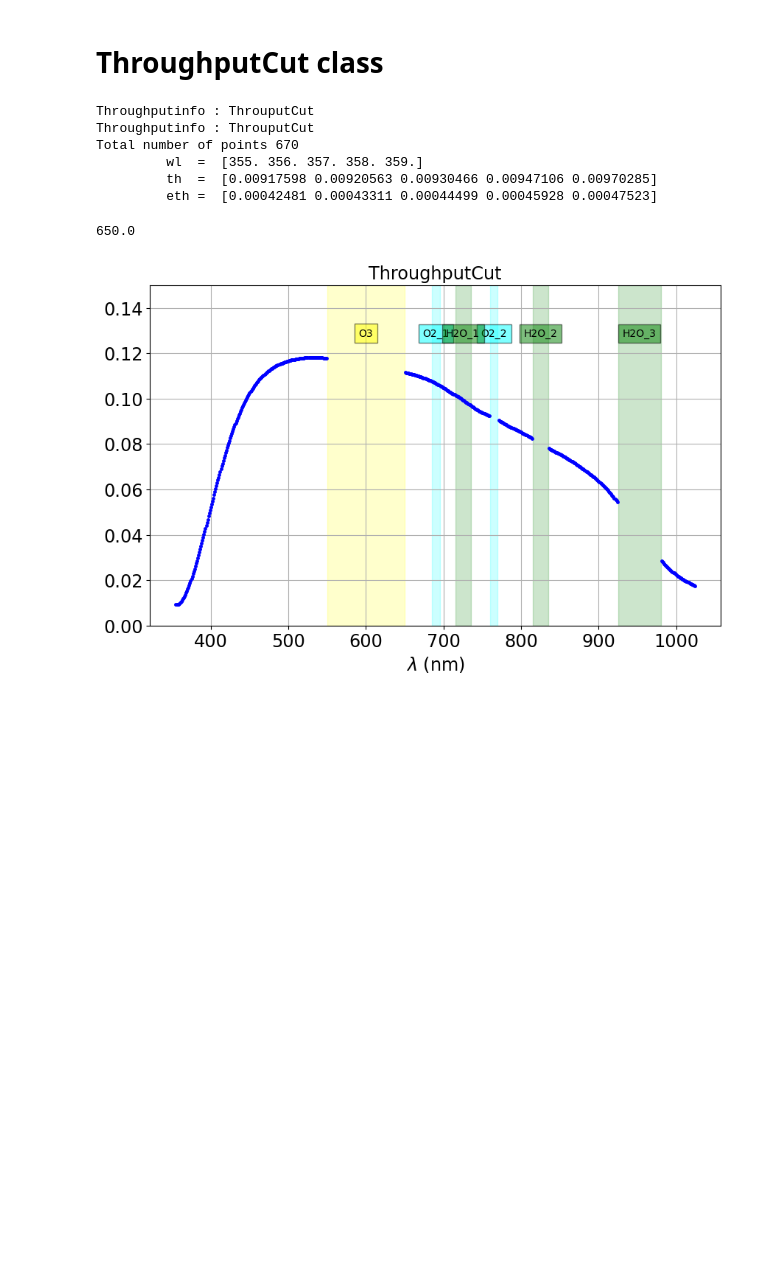
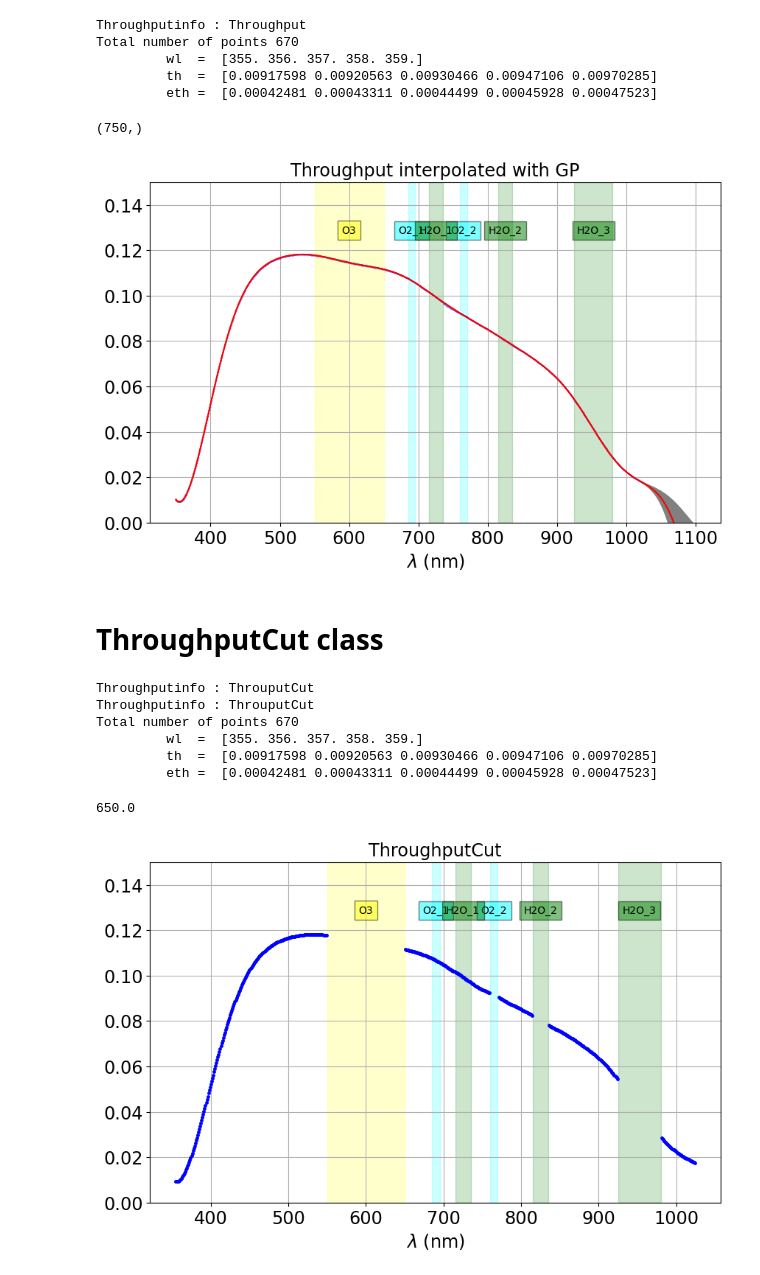
Before and after one commit to sylvielsstfr/AuxTelComm, a Jupyter notebook: notebooks_usdf/FitThrouput/202307/TestThroughput.ipynb, the cells around one changed output. Saved outputs shown, nothing was run; the diff lists cells and outputs as text; code cells hidden in the pictures; blank space fills up the shorter version.

```diff
--- a/notebooks_usdf/FitThrouput/202307/TestThroughput.ipynb
+++ b/notebooks_usdf/FitThrouput/202307/TestThroughput.ipynb
@@ -52,3 +54,50 @@ path = "dataout/throughput-2023-01-18-empty~holo4_003-psf2dffm-multifitatmparams
+# %%
+th = Throughput(path)
+# %%
+th.printinfo()
+# %% [output]
+Throughputinfo : Throughput
+Total number of points 670
+         wl  =  [355. 356. 357. 358. 359.]
+         th  =  [0.00917598 0.00920563 0.00930466 0.00947106 0.00970285]
+         eth =  [0.00042481 0.00043311 0.00044499 0.00045928 0.00047523]
+# %%
+wl = np.arange(350.,1100.)
+# %%
+wl.shape
+# %% [output]
+(750,)
+# %%
+y_th,ey_th = th.fitthrouputwithgp(wl)
+# %%
+fig=plt.figure(figsize=(10,6))
+ax = fig.add_subplot(1,1,1)
+
+ax.plot(th.wl,th.th,'.',color="b", markersize=0.5)
+ax.plot(wl,y_th,'-',color="r", markersize=0.5)
+ax.fill_between(wl, y_th-ey_th, y_th+ey_th,color="grey")
+
+the_ymin = 0
+the_ymax = .15
+the_yscale = the_ymax  - the_ymin
+
+
+for item in Dict_Absbands.items():
+    key = item[0]
+    val = item[1]
+    idx_abscolor = val[2]
+    the_x = (val[0]+val[1])/2.
+    the_y = the_ymax - 0.15* the_yscale
+    rect = Rectangle((val[0],the_ymin),val[1]-val[0],the_ymax,linewidth=1,edgecolor=Absbands_Colors[idx_abscolor],facecolor=Absbands_Colors[idx_abscolor],alpha=0.2)
+    ax.add_patch(rect)
+    ax.text(the_x, the_y, key, horizontalalignment='center',bbox=dict(facecolor=Absbands_Colors[idx_abscolor], alpha=0.5))
+
+ax.set_ylim(the_ymin,the_ymax)
+ax.set_xlabel("$\lambda$ (nm)")
+ax.set_title("Throughput interpolated with GP")
+ax.grid()
+# %% [output]
+[figure, added]
 # %% [markdown]
 # ThroughputCut class
 # %%
```
Also changed, not shown: parts of 6 cells of this notebook, 1 other file.
